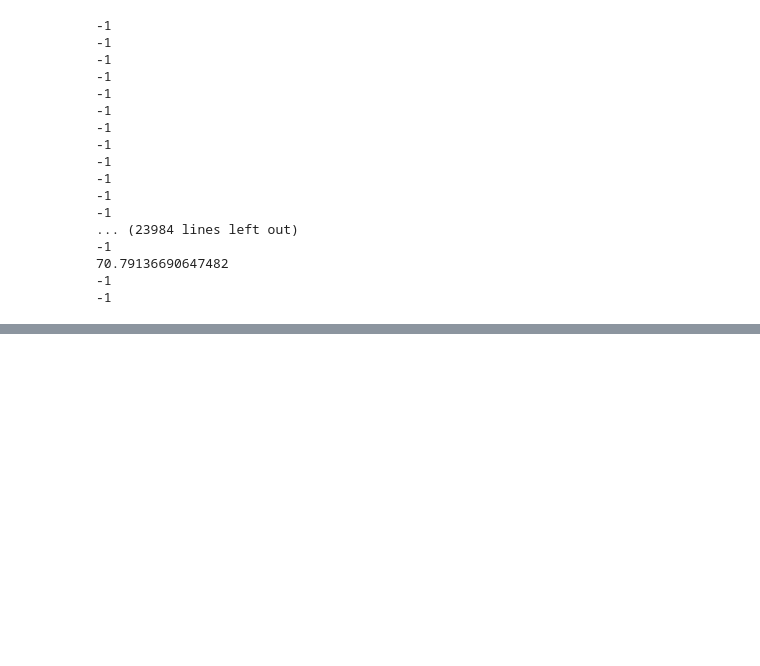
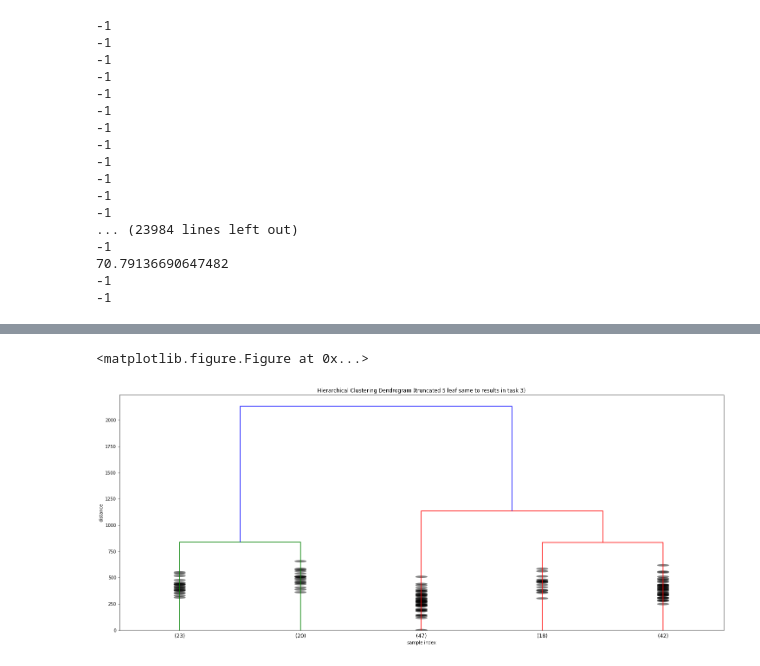
Before and after one commit to yifatBi/DateScience, a Jupyter notebook: LastTask4.ipynb, the cells around one changed output, grey strips where cells are left out. Cells and saved outputs as stored; diff of their text form; code cells hidden in the pictures; blank space fills up the shorter version.

Commit message:
task 4 one file

```diff
--- a/LastTask4.ipynb
+++ b/LastTask4.ipynb
@@ -374,0 +375,2 @@ normalized_mat_df.toPandas().to_csv('task4.csv', index=False, header=False)
+# %%
+df = spark.read.csv("task4.csv", header=True, inferSchema=True)
@@ -374,0 +391,4 @@ normalized_mat_df.toPandas().to_csv('task4.csv', index=False, header=False)
+# %%
+# Normalize
+scalerModel = scaler.fit(final_data)
+cluster_final_data = scalerModel.transform(final_data)
@@ -374,0 +413,36 @@ normalized_mat_df.toPandas().to_csv('task4.csv', index=False, header=False)
+# %%
+# Graphic represenatation
+from matplotlib import pyplot as plt
+from scipy.cluster.hierarchy import dendrogram, linkage
+
+norm_df = cluster_final_data.drop('_161').drop('features').drop('scaledFeatures').collect()
+Z = linkage(norm_df, 'ward')
+
+plt.figure(figsize=(30, 10))
+plt.title('Hierarchical Clustering Dendrogram')
+plt.xlabel('sample index')
+plt.ylabel('distance')
+dendrogram(
+    Z,
+    leaf_rotation=0.,  # rotates the x axis labels
+    leaf_font_size=13.,  # font size for the x axis labels
+)
+plt.show()
+# %% [output]
+<matplotlib.figure.Figure at 0x...>
+# %%
+plt.figure(figsize=(25, 10))
+plt.title('Hierarchical Clustering Dendrogram (truncated 5 leaf same to results in task 3)')
+plt.xlabel('sample index')
+plt.ylabel('distance')
+dendrogram(
+    Z,
+    truncate_mode='lastp',
+    p=5,
+    leaf_rotation=0.,
+    leaf_font_size=12.,
+    show_contracted=True,
+)
+plt.show()
+# %% [output]
+[figure, added]
```
Also changed, not shown: parts of 4 cells of this notebook, 2 other files.
